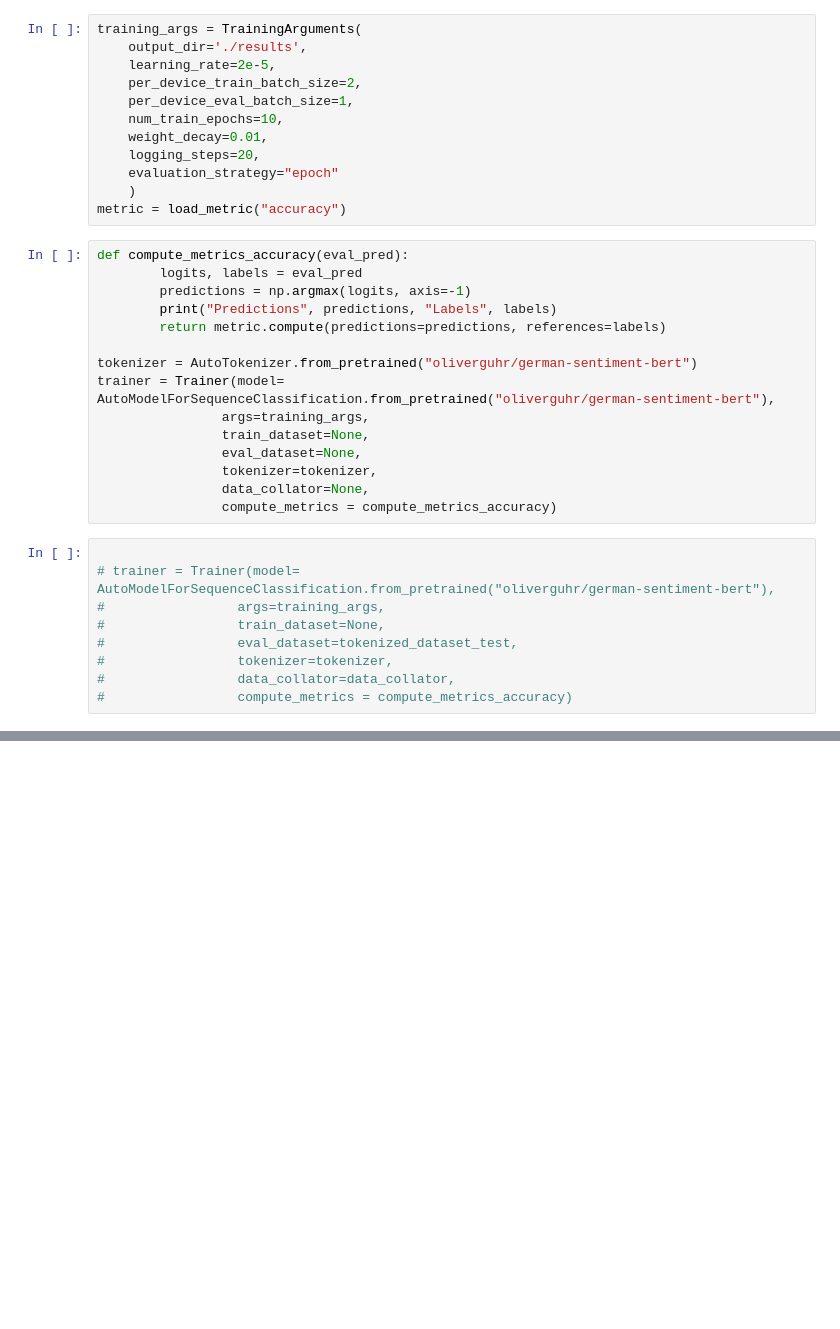
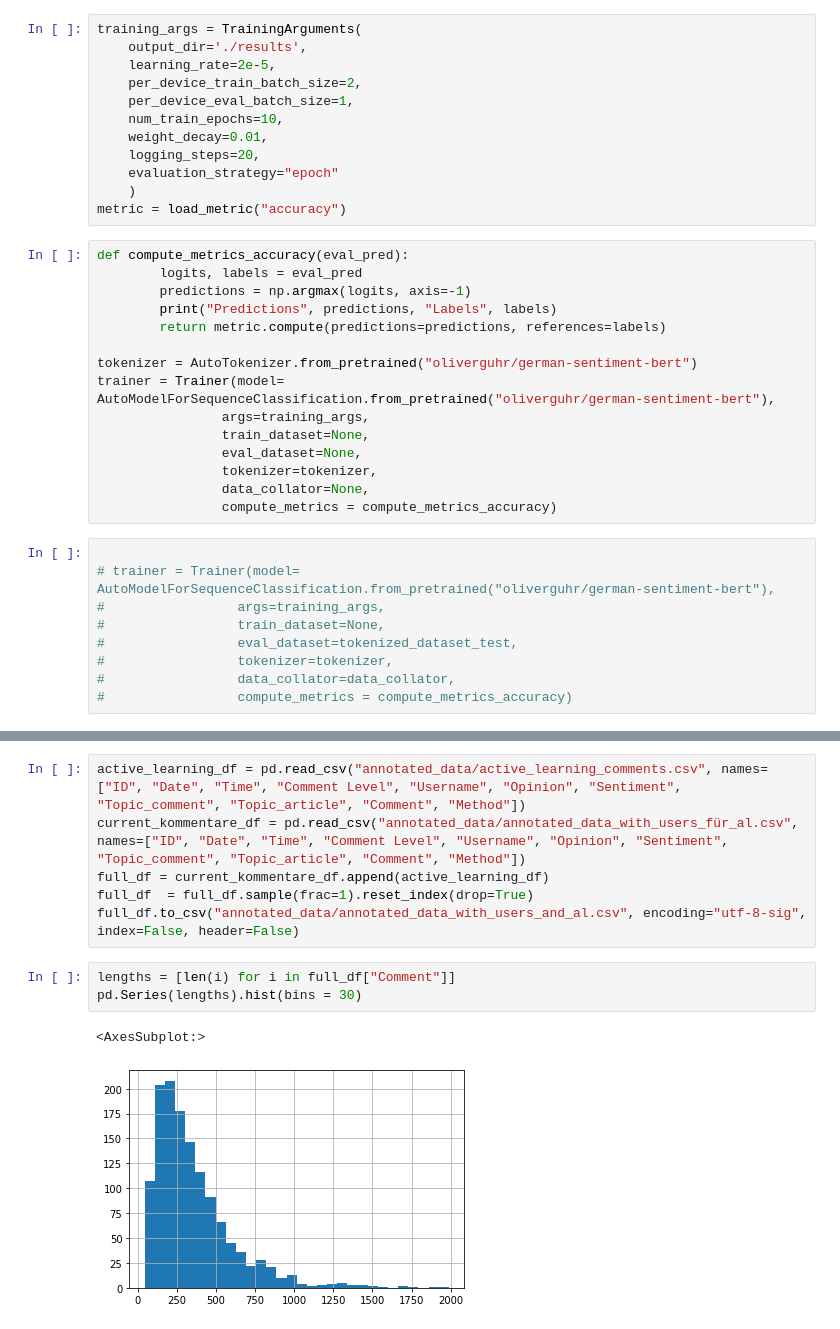
Before and after one commit to KirchnerS/Masterarbeit, a Jupyter notebook: active_learning.ipynb, the cells around one changed output, grey strips where cells are left out. Drawn from its saved outputs; the diff is of its cells as text; blank space fills up the shorter version.

```diff
--- a/active_learning.ipynb
+++ b/active_learning.ipynb
@@ -207,0 +208,12 @@ x
+# %%
+active_learning_df = pd.read_csv("annotated_data/active_learning_comments.csv", names=["ID", "Date", "Time", "Comment Level", "Username", "Opinion", "Sentiment", "Topic_comment", "Topic_article", "Comment", "Method"])
+current_kommentare_df = pd.read_csv("annotated_data/annotated_data_with_users_für_al.csv", names=["ID", "Date", "Time", "Comment Level", "Username", "Opinion", "Sentiment", "Topic_comment", "Topic_article", "Comment", "Method"])
+full_df = current_kommentare_df.append(active_learning_df)
+full_df  = full_df.sample(frac=1).reset_index(drop=True)
+full_df.to_csv("annotated_data/annotated_data_with_users_and_al.csv", encoding="utf-8-sig", index=False, header=False)
+# %%
+lengths = [len(i) for i in full_df["Comment"]]
+pd.Series(lengths).hist(bins = 30)
+# %% [output]
+<AxesSubplot:>
+[figure, added]
```
Also changed, not shown: parts of 4 cells of this notebook, 5 other files.
